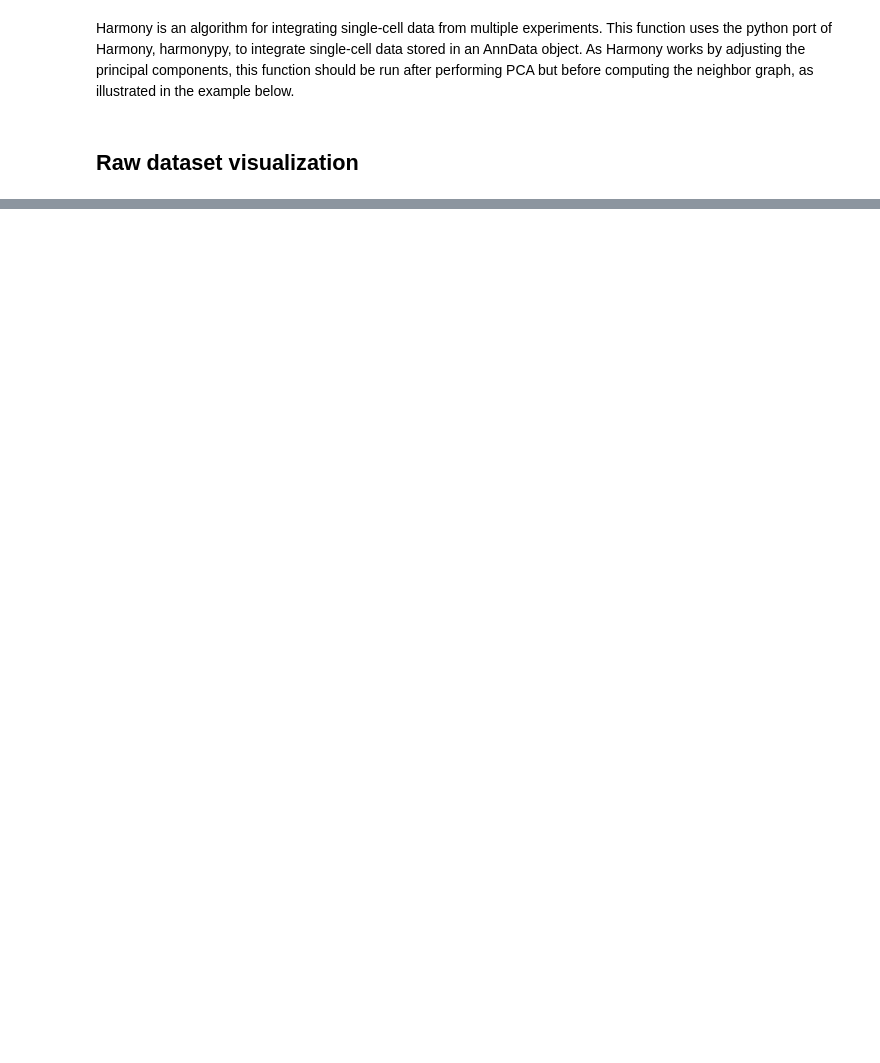
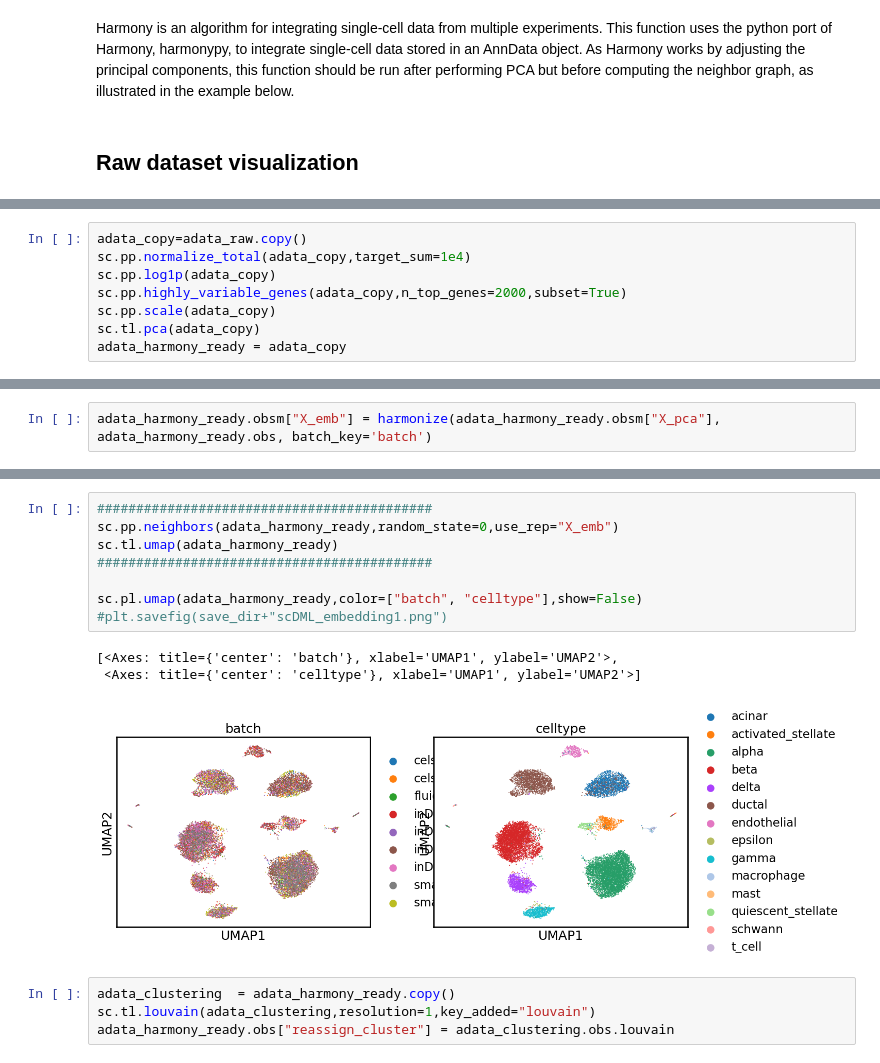
Before and after one commit to aleksstan96/Batch-Effect-Removal-Benchmarking, a Jupyter notebook: harmony/harmony_pytorch_pancreas.ipynb, the cells around one changed output, grey strips where cells are left out. Cells and saved outputs as stored; diff of their text form; blank space fills up the shorter version.

```diff
--- a/harmony/harmony_pytorch_pancreas.ipynb
+++ b/harmony/harmony_pytorch_pancreas.ipynb
@@ -122,0 +223,8 @@ scib.me.ilisi_graph(adata_raw, batch_key="batch", type_="embed", use_rep="X_emb"
+# %%
+adata_copy=adata_raw.copy()
+sc.pp.normalize_total(adata_copy,target_sum=1e4)
+sc.pp.log1p(adata_copy)
+sc.pp.highly_variable_genes(adata_copy,n_top_genes=2000,subset=True)
+sc.pp.scale(adata_copy)
+sc.tl.pca(adata_copy)
+adata_harmony_ready = adata_copy
@@ -122,0 +242,2 @@ scib.me.ilisi_graph(adata_raw, batch_key="batch", type_="embed", use_rep="X_emb"
+# %%
+adata_harmony_ready.obsm["X_emb"] = harmonize(adata_harmony_ready.obsm["X_pca"], adata_harmony_ready.obs, batch_key='batch')
@@ -122,0 +254,16 @@ scib.me.ilisi_graph(adata_raw, batch_key="batch", type_="embed", use_rep="X_emb"
+# %%
+###########################################
+sc.pp.neighbors(adata_harmony_ready,random_state=0,use_rep="X_emb")
+sc.tl.umap(adata_harmony_ready)
+###########################################
+
+sc.pl.umap(adata_harmony_ready,color=["batch", "celltype"],show=False)
+#plt.savefig(save_dir+"scDML_embedding1.png")
+# %% [output]
+[<Axes: title={'center': 'batch'}, xlabel='UMAP1', ylabel='UMAP2'>,
+ <Axes: title={'center': 'celltype'}, xlabel='UMAP1', ylabel='UMAP2'>]
+[figure, added]
+# %%
+adata_clustering  = adata_harmony_ready.copy()
+sc.tl.louvain(adata_clustering,resolution=1,key_added="louvain")
+adata_harmony_ready.obs["reassign_cluster"] = adata_clustering.obs.louvain
```
Also changed, not shown: parts of 36 cells of this notebook, 8 other files.
